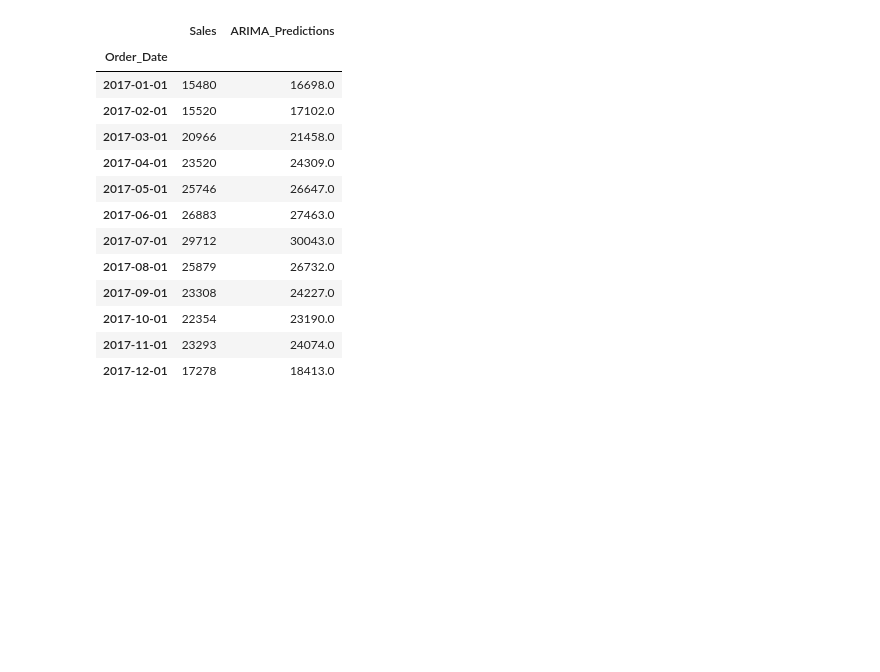
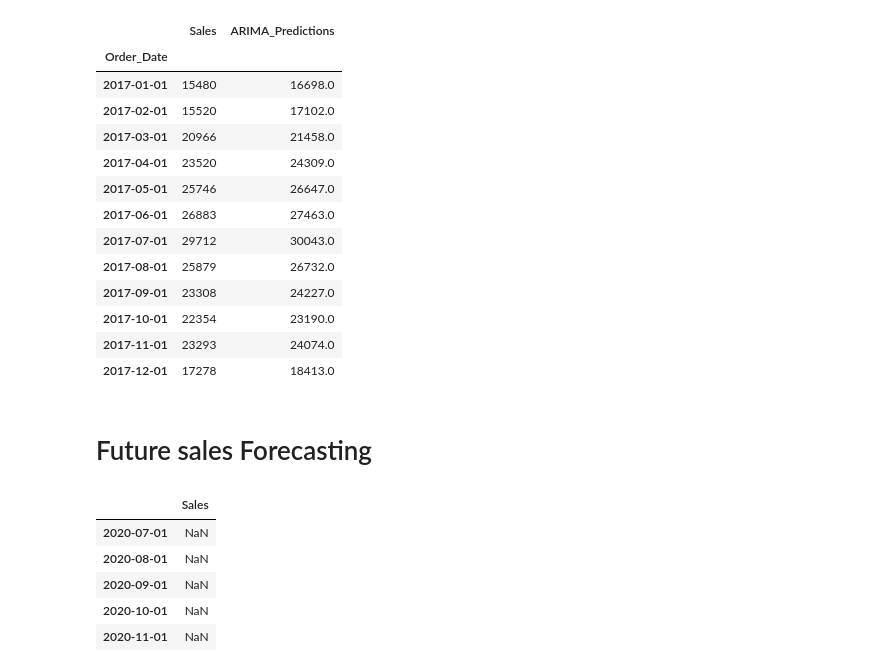
Before and after one commit to ayush0605/Demand-Forecasting-using-Python, a Jupyter notebook: Data_Preprocessing.ipynb, the cells around one changed output. Cells and saved outputs as stored; diff of their text form; code cells hidden in the pictures; blank space fills up the shorter version.

```diff
--- a/Data_Preprocessing.ipynb
+++ b/Data_Preprocessing.ipynb
@@ -377,3 +388,5 @@ See the caveats in the documentation: https://pandas.pydata.org/pandas-docs/stab
 | 2017-10-01 | 22354 | 23190.0 |
 | 2017-11-01 | 23293 | 24074.0 |
 | 2017-12-01 | 17278 | 18413.0 |
+# %% [markdown]
+# Future sales Forecasting
@@ -379,0 +398,9 @@ See the caveats in the documentation: https://pandas.pydata.org/pandas-docs/stab
+# %%
+future_dataset.tail()
+# %% [output]
+|  | Sales |
+| 2020-07-01 | NaN |
+| 2020-08-01 | NaN |
+| 2020-09-01 | NaN |
+| 2020-10-01 | NaN |
+| 2020-11-01 | NaN |
```
Also changed, not shown: parts of 11 cells of this notebook.
